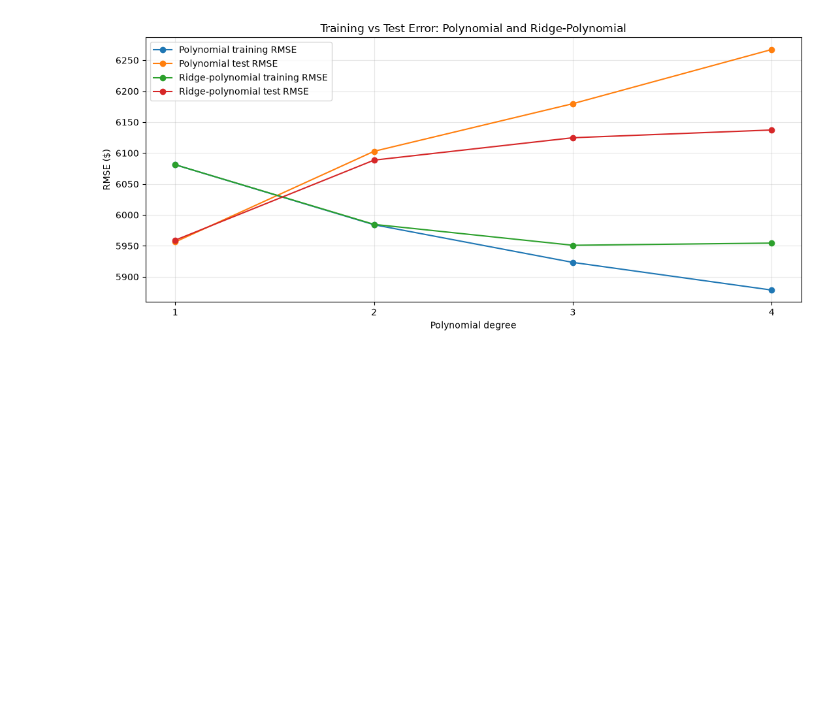
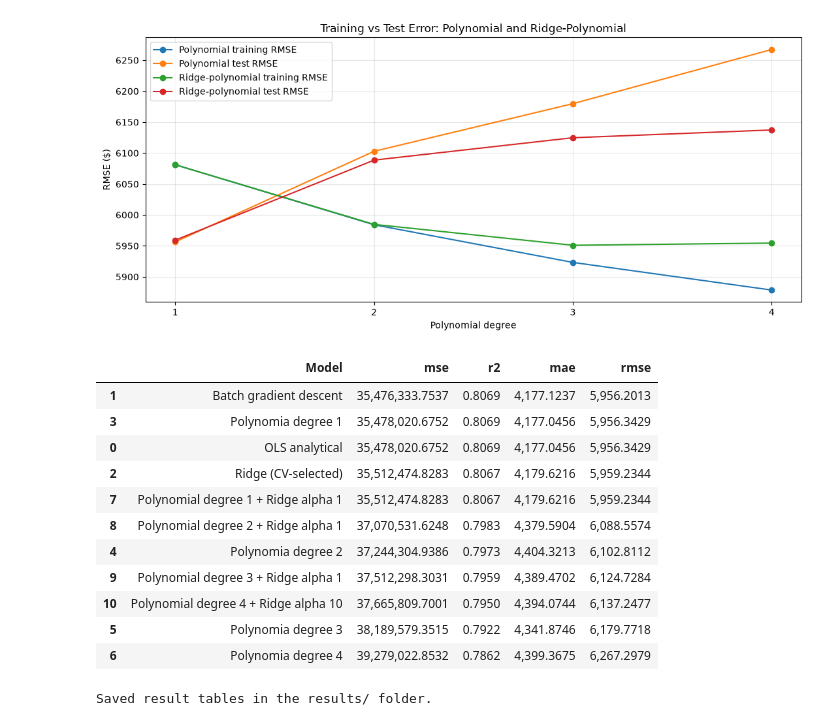
Before and after one commit to FMarkett11/CS412_Medical_Insurance_Predictor_Comparison, a Jupyter notebook: MedInsurance.ipynb, the cells around one changed output. Drawn from its saved outputs; the diff is of its cells as text; code cells hidden in the pictures; blank space fills up the shorter version.

Commit message:
Did a final comparison dataframe of all the models done over the course of the project.
TODO - Determine best model, potentially adjust tweak models, add actual prediction through inputs, and run experiments getting rid of some inputs on linear regression (since it seems to perform the best)

```diff
--- a/MedInsurance.ipynb
+++ b/MedInsurance.ipynb
@@ -613,3 +613,45 @@ plt.show()
 | 3 | 4 | 5,878.5931 | 6,267.2979 | 0.7476 | 0.7862 | 4,399.3675 | 10 | ... |
 [figure]
 [figure]
+# %%
+#Final comparison of all models.
+
+finalRows = []
+
+finalRows.append(evaluate_predictions("OLS analytical", Y_test, OLSPrediction))
+finalRows.append(evaluate_predictions("Batch gradient descent", Y_test, gradientPrediction))
+finalRows.append(evaluate_predictions("Ridge (CV-selected)", Y_test, bestRidgePred))
+
+for degree in degrees:
+    prediction = polynomialModels[degree].predict(X_test)
+    finalRows.append(evaluate_predictions(f"Polynomia degree {degree}", Y_test, prediction))
+
+for degree in degrees:
+    prediction = ridgePolynomialPredictions[degree]
+    alpha = ridgePolynomialModels[degree].best_params_["ridge__alpha"]
+    finalRows.append(evaluate_predictions(
+        f"Polynomial degree {degree} + Ridge alpha {alpha}", Y_test, prediction
+    ))
+
+finalResults_df = pd.DataFrame(finalRows).sort_values("rmse")
+display(finalResults_df)
+
+os.makedirs("results", exist_ok=True)
+finalResults_df.to_csv("results/final_model_comparison.csv", index=False)
+ridgeResults_df.to_csv("results/ridge_alpha_comparison.csv", index=False)
+polynomialResults_df.to_csv("results/polynomial_degree_comparison.csv", index=False)
+ridgePolyResults_df.to_csv("results/ridge_polynomial_comparison.csv", index=False)
+# %% [output]
+|  | Model | mse | r2 | mae | rmse |
+| 1 | Batch gradient descent | 35,476,333.7537 | 0.8069 | 4,177.1237 | 5,956.2013 |
+| 3 | Polynomia degree 1 | 35,478,020.6752 | 0.8069 | 4,177.0456 | 5,956.3429 |
+| 0 | OLS analytical | 35,478,020.6752 | 0.8069 | 4,177.0456 | 5,956.3429 |
+| 2 | Ridge (CV-selected) | 35,512,474.8283 | 0.8067 | 4,179.6216 | 5,959.2344 |
+| 7 | Polynomial degree 1 + Ridge alpha 1 | 35,512,474.8283 | 0.8067 | 4,179.6216 | 5,959.2344 |
+| 8 | Polynomial degree 2 + Ridge alpha 1 | 37,070,531.6248 | 0.7983 | 4,379.5904 | 6,088.5574 |
+| 4 | Polynomia degree 2 | 37,244,304.9386 | 0.7973 | 4,404.3213 | 6,102.8112 |
+| 9 | Polynomial degree 3 + Ridge alpha 1 | 37,512,298.3031 | 0.7959 | 4,389.4702 | 6,124.7284 |
+| 10 | Polynomial degree 4 + Ridge alpha 10 | 37,665,809.7001 | 0.7950 | 4,394.0744 | 6,137.2477 |
+| 5 | Polynomia degree 3 | 38,189,579.3515 | 0.7922 | 4,341.8746 | 6,179.7718 |
+| 6 | Polynomia degree 4 | 39,279,022.8532 | 0.7862 | 4,399.3675 | 6,267.2979 |
+Saved result tables in the results/ folder.
```
